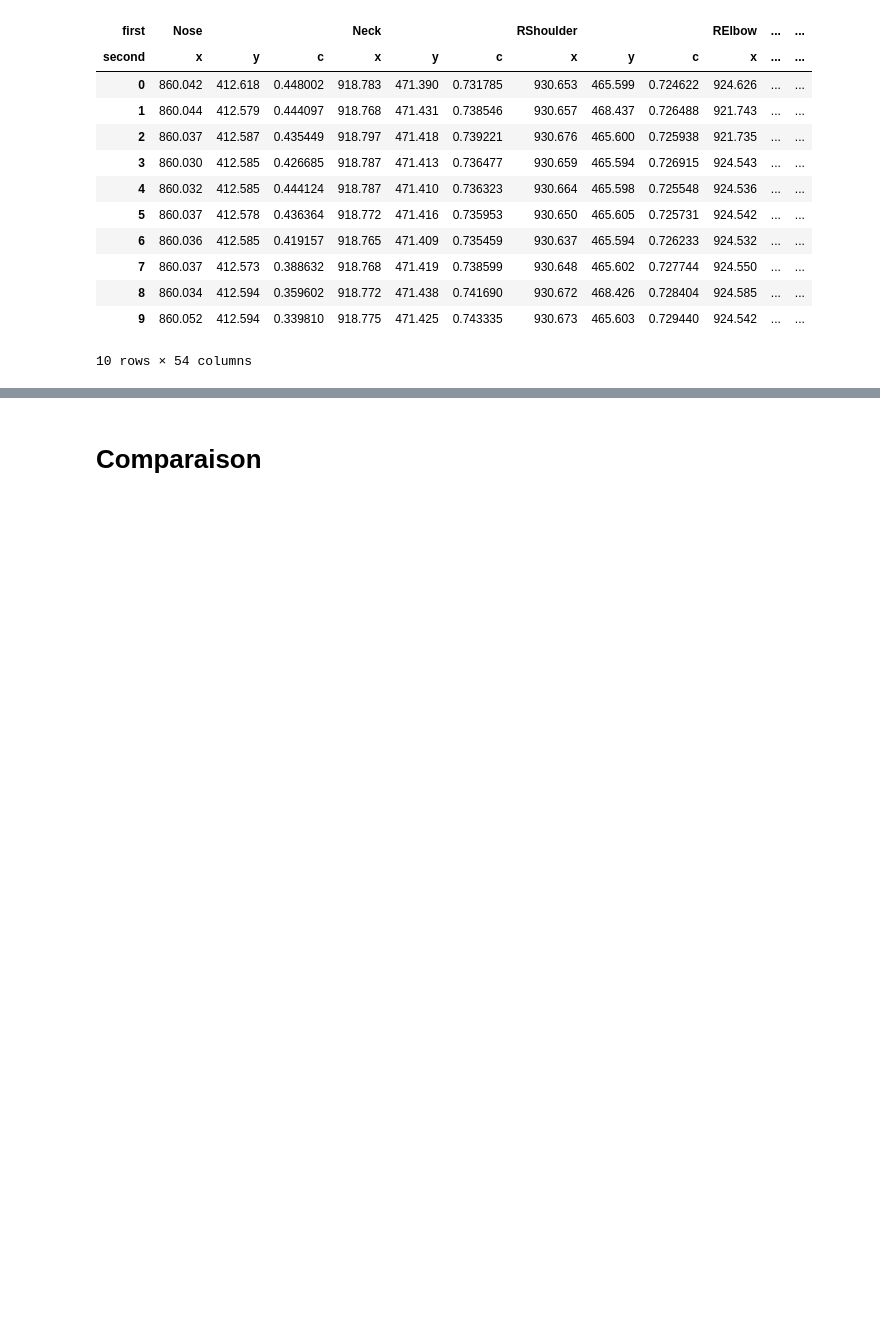
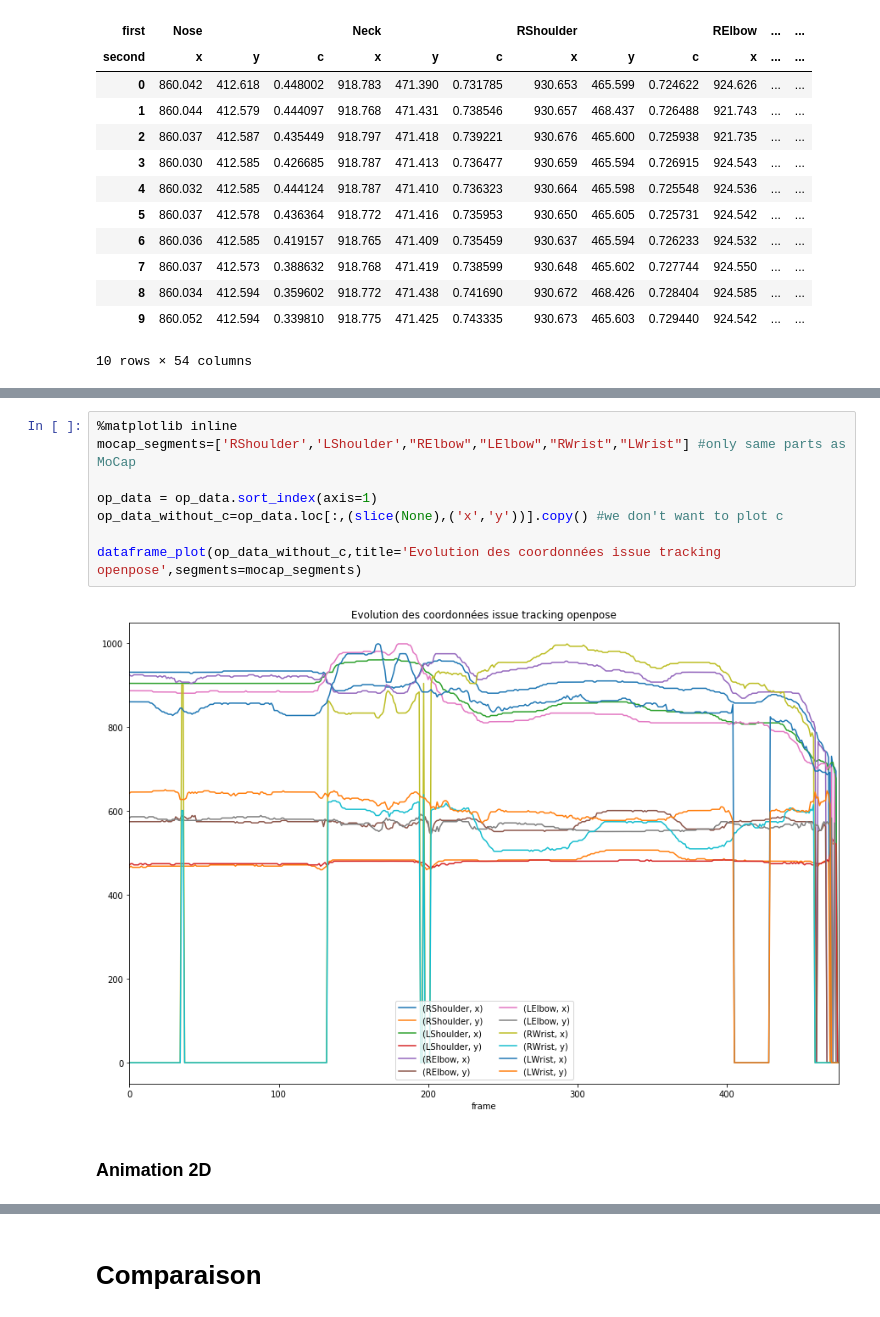
Before and after one commit to AmigoCap/MultiAcqui, a Jupyter notebook: 211019_NicoGabin_carre/01-Comparaison_Mocap_OpenPose_Square.ipynb, the cells around one changed output, grey strips where cells are left out. Saved outputs shown, nothing was run; the diff lists cells and outputs as text; blank space fills up the shorter version.

```diff
--- a/211019_NicoGabin_carre/01-Comparaison_Mocap_OpenPose_Square.ipynb
+++ b/211019_NicoGabin_carre/01-Comparaison_Mocap_OpenPose_Square.ipynb
@@ -301 +322,13 @@ ax.legend(ncol=2)
+# %%
+%matplotlib inline
+mocap_segments=['RShoulder','LShoulder',"RElbow","LElbow","RWrist","LWrist"] #only same parts as MoCap
+
+op_data = op_data.sort_index(axis=1)
+op_data_without_c=op_data.loc[:,(slice(None),('x','y'))].copy() #we don't want to plot c
+
+dataframe_plot(op_data_without_c,title='Evolution des coordonnées issue tracking openpose',segments=mocap_segments)
+# %% [output]
+[figure, added]
+# %% [markdown]
+### Animation 2D
 # %%
```
Also changed, not shown: parts of 24 cells of this notebook.
